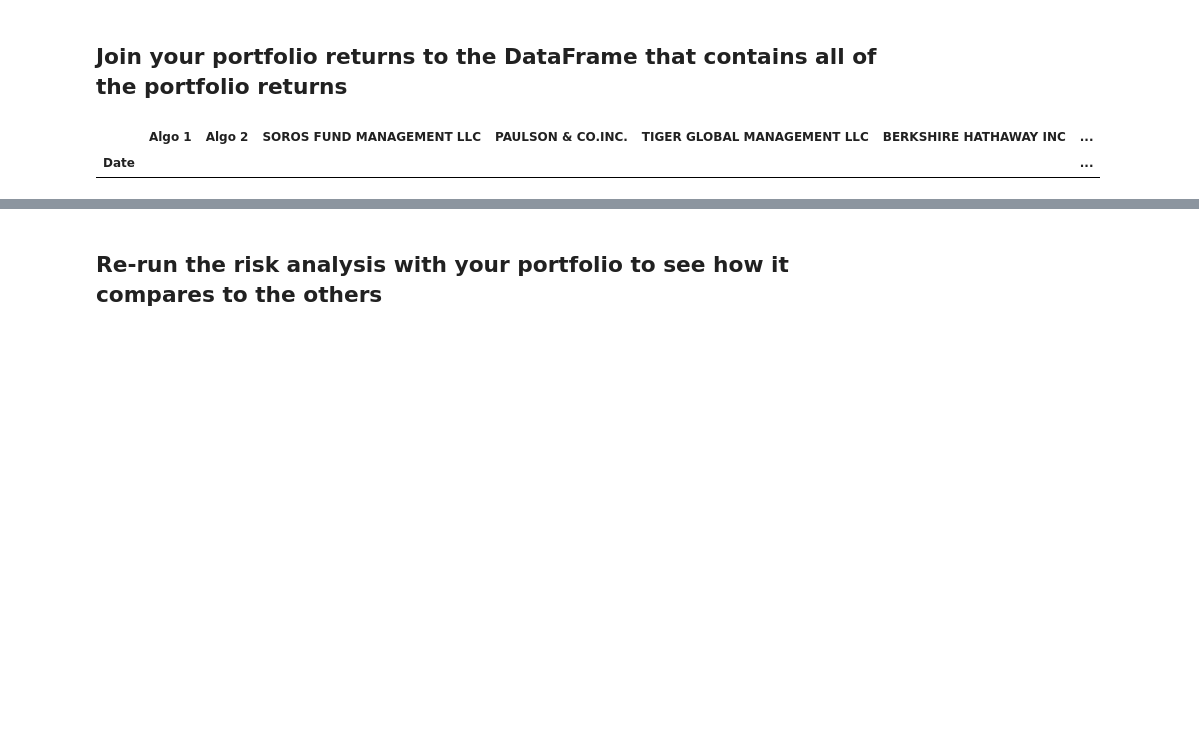
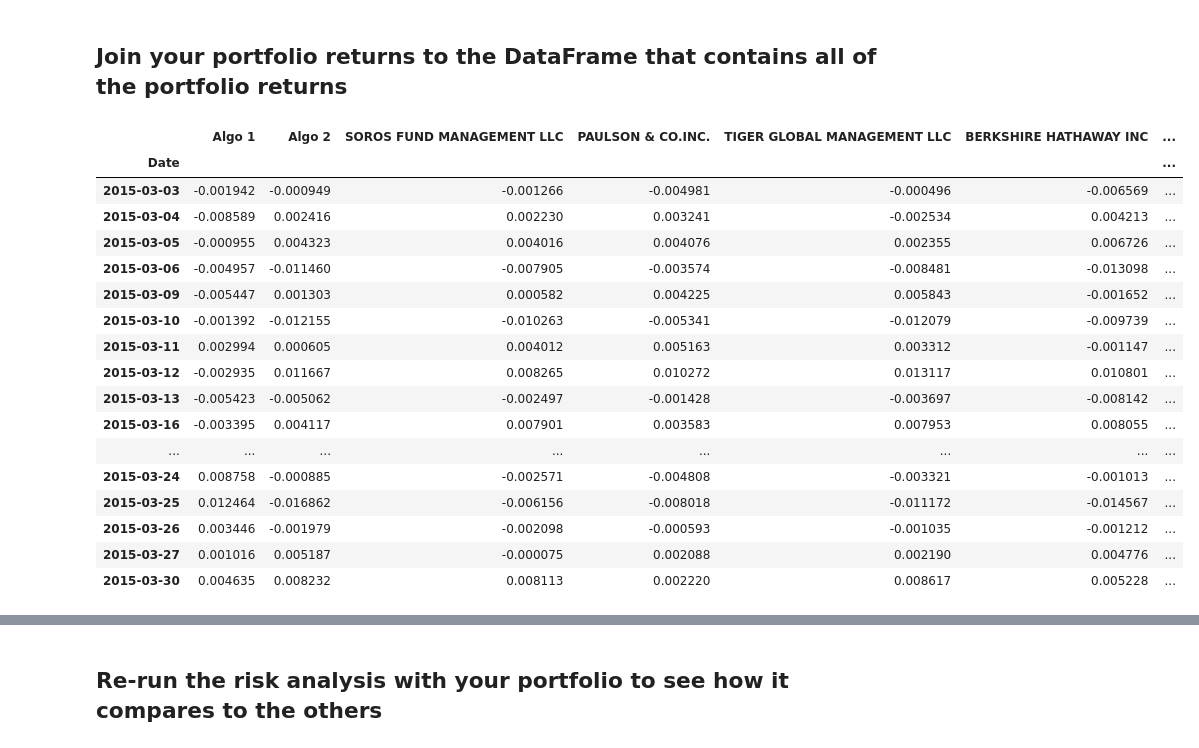
Before and after one commit to JimP315/Panthas, a Jupyter notebook: Starter_Code/whale_analysis.ipynb, the cells around one changed output, grey strips where cells are left out. Drawn from its saved outputs; the diff is of its cells as text; code cells hidden in the pictures; blank space fills up the shorter version.

```diff
--- a/Starter_Code/whale_analysis.ipynb
+++ b/Starter_Code/whale_analysis.ipynb
@@ -170,3 +170,6 @@ combined_df.head()
 | 2015-03-05 | -0.000955 | 0.004323 | 0.004016 | 0.004076 | 0.002355 | 0.006726 | ... |
 | 2015-03-06 | -0.004957 | -0.011460 | -0.007905 | -0.003574 | -0.008481 | -0.013098 | ... |
 | 2015-03-09 | -0.005447 | 0.001303 | 0.000582 | 0.004225 | 0.005843 | -0.001652 | ... |
+# %%
+all_portfolios = pd.concat([algo_returns, whale_returns, sp_tsx_history], axis = "columns", join = "inner")
+all_portfolios.head()
@@ -660,8 +733,8 @@ WES_returns.head()
 | 2015-01-07 16:00:00 | -0.006350 |
 | 2015-01-08 16:00:00 | 0.009082 |
 # %%
-daily_returns = combined1_df.pct_change()
-daily_returns.head()
+daily1_returns = combined1_df.pct_change()
+daily1_returns.head()
 # %% [output]
 |  | AMZN | DMP | TSLA | UNH | WES |
 | Date |  |  |  |  |  |
@@ -672,0 +746,3 @@ daily_returns.head()
+# %%
+daily1_returns = daily1_returns.dropna().copy()
+daily1_returns.head(10)
@@ -673,12 +762,12 @@ daily_returns.head()
 # %%
 # Set weights
-weights = [0.20, 0.20, 0.20, 0.20, 0.20]
+weights = [0.2, 0.2, 0.2, 0.2, 0.2]
 
 # Use the `dot` function to sum the product each weight and the corresponding stock daily return.
-portfolio_returns = daily_returns.dot(weights)
+portfolio_returns = daily1_returns.dot(weights)
 
 # Diplay sample values
-portfolio_returns.head()
+portfolio_returns.tail(40)
 # Calculate portfolio return
 
 # Display sample data
@@ -694,10 +793,27 @@ dtype: float64
 ## Join your portfolio returns to the DataFrame that contains all of the portfolio returns
 # %%
 # Join your returns DataFrame to the original returns DataFrame
-combined2_df = pd.concat([algo_returns, whale_returns, sp_tsx_history, AMZN_returns, DMP_returns, TSLA_returns, UNH_returns, WES_returns], axis = "columns", join = "inner")
-combined2_df.tail(20)
+all_portfolios["Custom"] = portfolio_returns
+
+all_portfolios.head(20)
 # %% [output]
 |  | Algo 1 | Algo 2 | SOROS FUND MANAGEMENT LLC | PAULSON & CO.INC. | TIGER GLOBAL MANAGEMENT LLC | BERKSHIRE HATHAWAY INC | ... |
 | Date |  |  |  |  |  |  | ... |
+| 2015-03-03 | -0.001942 | -0.000949 | -0.001266 | -0.004981 | -0.000496 | -0.006569 | ... |
+| 2015-03-04 | -0.008589 | 0.002416 | 0.002230 | 0.003241 | -0.002534 | 0.004213 | ... |
+| 2015-03-05 | -0.000955 | 0.004323 | 0.004016 | 0.004076 | 0.002355 | 0.006726 | ... |
+| 2015-03-06 | -0.004957 | -0.011460 | -0.007905 | -0.003574 | -0.008481 | -0.013098 | ... |
+| 2015-03-09 | -0.005447 | 0.001303 | 0.000582 | 0.004225 | 0.005843 | -0.001652 | ... |
+| 2015-03-10 | -0.001392 | -0.012155 | -0.010263 | -0.005341 | -0.012079 | -0.009739 | ... |
+| 2015-03-11 | 0.002994 | 0.000605 | 0.004012 | 0.005163 | 0.003312 | -0.001147 | ... |
+| 2015-03-12 | -0.002935 | 0.011667 | 0.008265 | 0.010272 | 0.013117 | 0.010801 | ... |
+| 2015-03-13 | -0.005423 | -0.005062 | -0.002497 | -0.001428 | -0.003697 | -0.008142 | ... |
+| 2015-03-16 | -0.003395 | 0.004117 | 0.007901 | 0.003583 | 0.007953 | 0.008055 | ... |
+| ... | ... | ... | ... | ... | ... | ... | ... |
+| 2015-03-24 | 0.008758 | -0.000885 | -0.002571 | -0.004808 | -0.003321 | -0.001013 | ... |
+| 2015-03-25 | 0.012464 | -0.016862 | -0.006156 | -0.008018 | -0.011172 | -0.014567 | ... |
+| 2015-03-26 | 0.003446 | -0.001979 | -0.002098 | -0.000593 | -0.001035 | -0.001212 | ... |
+| 2015-03-27 | 0.001016 | 0.005187 | -0.000075 | 0.002088 | 0.002190 | 0.004776 | ... |
+| 2015-03-30 | 0.004635 | 0.008232 | 0.008113 | 0.002220 | 0.008617 | 0.005228 | ... |
 # %%
 # Only compare dates where return data exists for all the stocks (drop NaNs)
```
Also changed, not shown: parts of 25 cells of this notebook.
